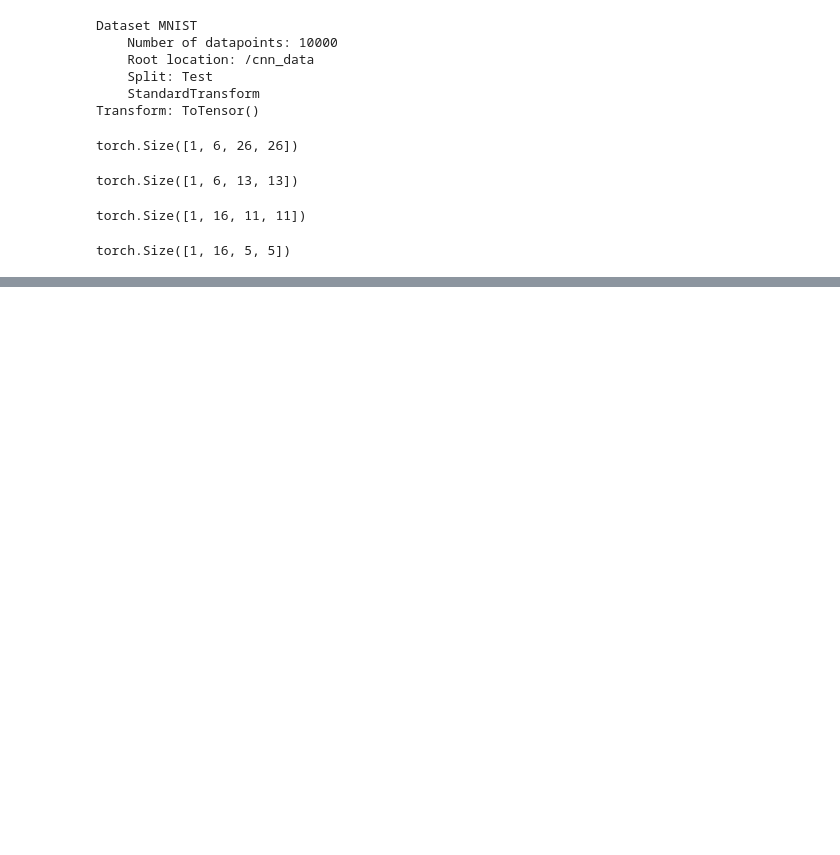
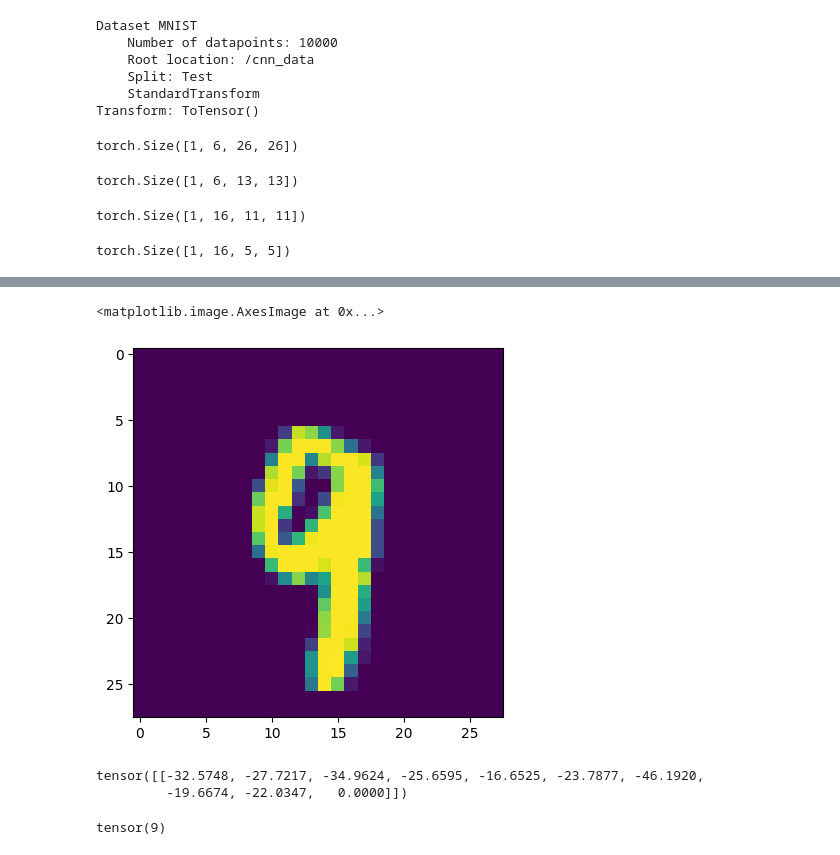
Before and after one commit to TPincher/IntroToPyTorch, a Jupyter notebook: ConvolutionalNeuralNetwork.ipynb, the cells around one changed output, grey strips where cells are left out. Cells and saved outputs as stored; diff of their text form; code cells hidden in the pictures; blank space fills up the shorter version.

```diff
--- a/ConvolutionalNeuralNetwork.ipynb
+++ b/ConvolutionalNeuralNetwork.ipynb
@@ -215,0 +312,6 @@ RuntimeError: Given groups=1, weight of size [16, 1, 3, 3], expected input[10, 6
+# %%
+# Show the image
+plt.imshow(test_data[4143][0].reshape(28, 28))
+# %% [output]
+<matplotlib.image.AxesImage at 0x...>
+[figure, added]
@@ -215,0 +324,10 @@ RuntimeError: Given groups=1, weight of size [16, 1, 3, 3], expected input[10, 6
+# %%
+# Check the new prediction, which will get probabilities
+new_prediction
+# %% [output]
+tensor([[-32.5748, -27.7217, -34.9624, -25.6595, -16.6525, -23.7877, -46.1920,
+         -19.6674, -22.0347,   0.0000]])
+# %%
+new_prediction.argmax()
+# %% [output]
+tensor(9)
```
Also changed, not shown: parts of 13 cells of this notebook.
